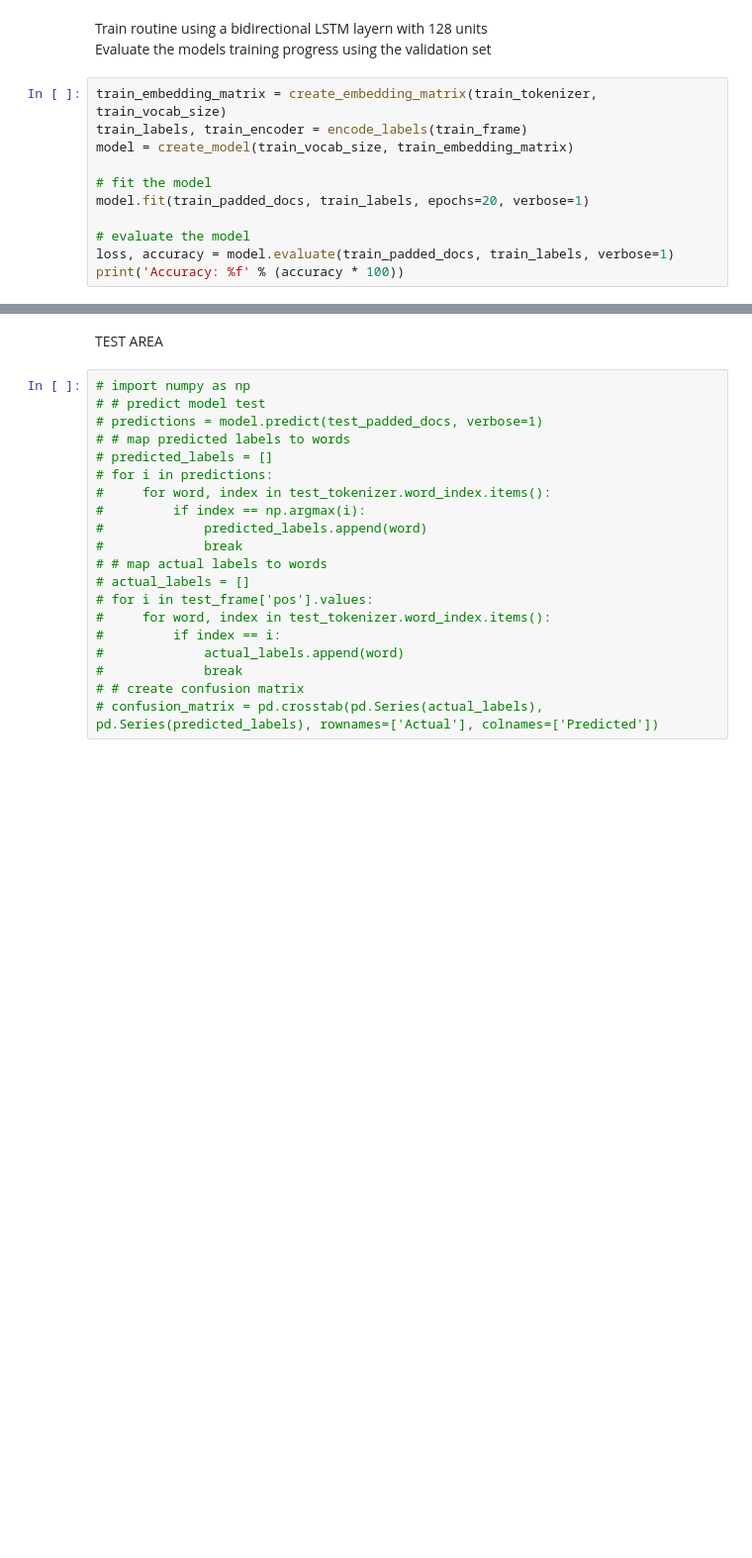
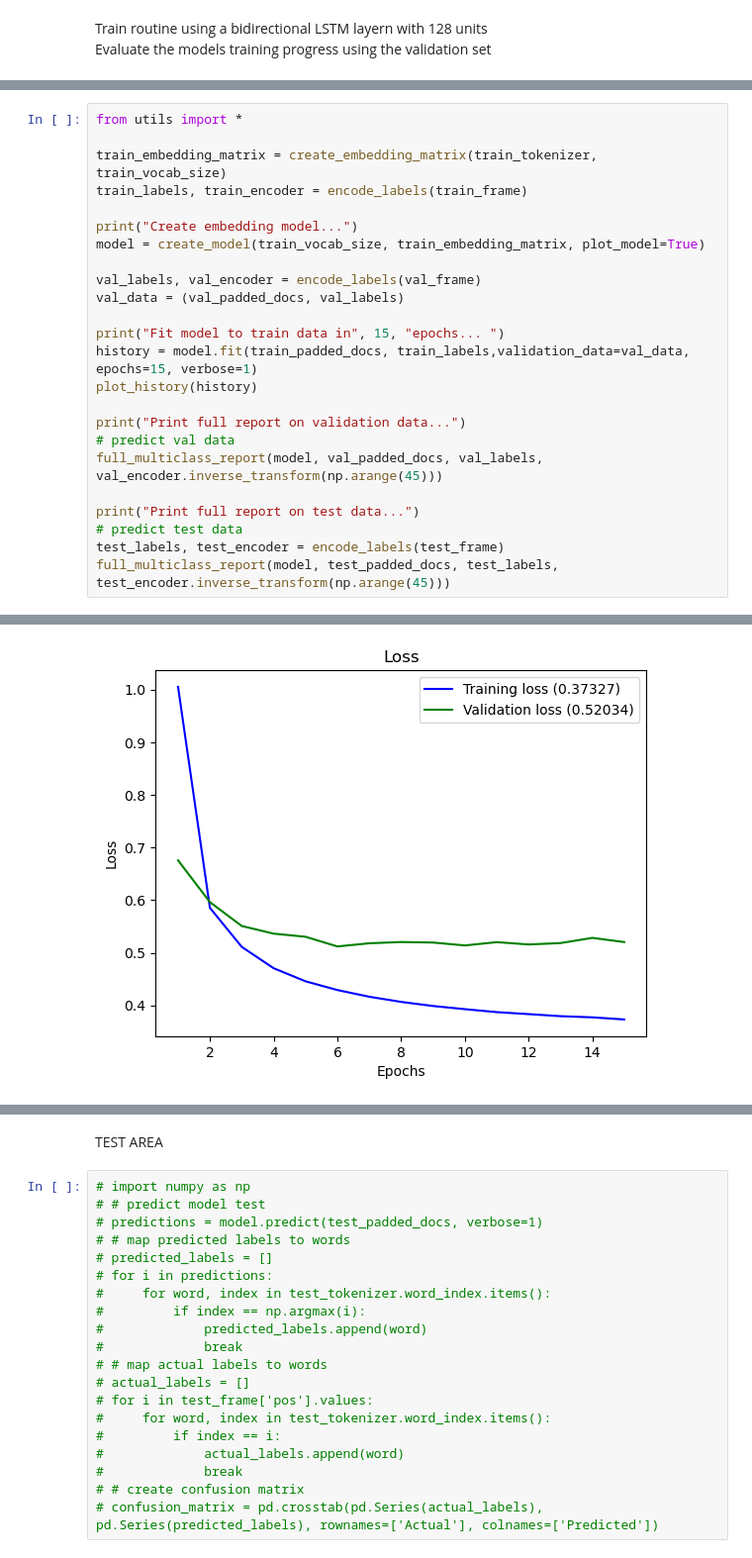
Before and after one commit to michaelSt9898/nlp_assignment_project, a Jupyter notebook: assignment_1.ipynb, the cells around one changed output, grey strips where cells are left out. Shown at 99% size. Saved outputs shown, nothing was run; the diff lists cells and outputs as text; blank space fills up the shorter version.

Commit message:
Update training

```diff
--- a/assignment_1.ipynb
+++ b/assignment_1.ipynb
@@ -253,14 +266,3 @@ def inference(model, tokenizer, vocab_size, test_padded_docs, test_frame):
 # %% [markdown]
 Train routine using a bidirectional LSTM layern with 128 units
 Evaluate the models training progress using the validation set
-# %%
-train_embedding_matrix = create_embedding_matrix(train_tokenizer, train_vocab_size)
-train_labels, train_encoder = encode_labels(train_frame)
-model = create_model(train_vocab_size, train_embedding_matrix)
-
-# fit the model
-model.fit(train_padded_docs, train_labels, epochs=20, verbose=1)
-
-# evaluate the model
-loss, accuracy = model.evaluate(train_padded_docs, train_labels, verbose=1)
-print('Accuracy: %f' % (accuracy * 100))
@@ -302,0 +269,25 @@ Accuracy: 85.522443
+# %%
+from utils import *
+
+train_embedding_matrix = create_embedding_matrix(train_tokenizer, train_vocab_size)
+train_labels, train_encoder = encode_labels(train_frame)
+
+print("Create embedding model...")
+model = create_model(train_vocab_size, train_embedding_matrix, plot_model=True)
+
+val_labels, val_encoder = encode_labels(val_frame)
+val_data = (val_padded_docs, val_labels)
+
+print("Fit model to train data in", 15, "epochs... ")
+history = model.fit(train_padded_docs, train_labels,validation_data=val_data, epochs=15, verbose=1)
+plot_history(history)
+
+print("Print full report on validation data...")
+# predict val data
+full_multiclass_report(model, val_padded_docs, val_labels, val_encoder.inverse_transform(np.arange(45)))
+
+print("Print full report on test data...")
+# predict test data
+test_labels, test_encoder = encode_labels(test_frame)
+full_multiclass_report(model, test_padded_docs, test_labels, test_encoder.inverse_transform(np.arange(45)))
+# %% [output]
@@ -302,0 +311 @@ Accuracy: 85.522443
+[figure, added]
```
Also changed, not shown: parts of 11 cells of this notebook, 2 other files.
